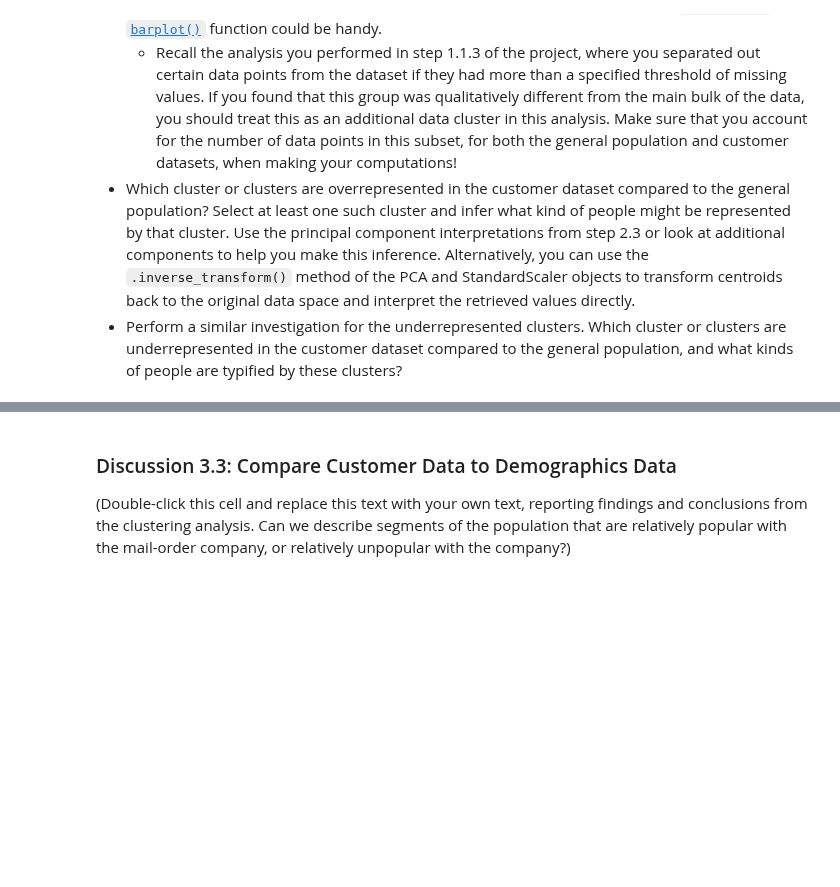
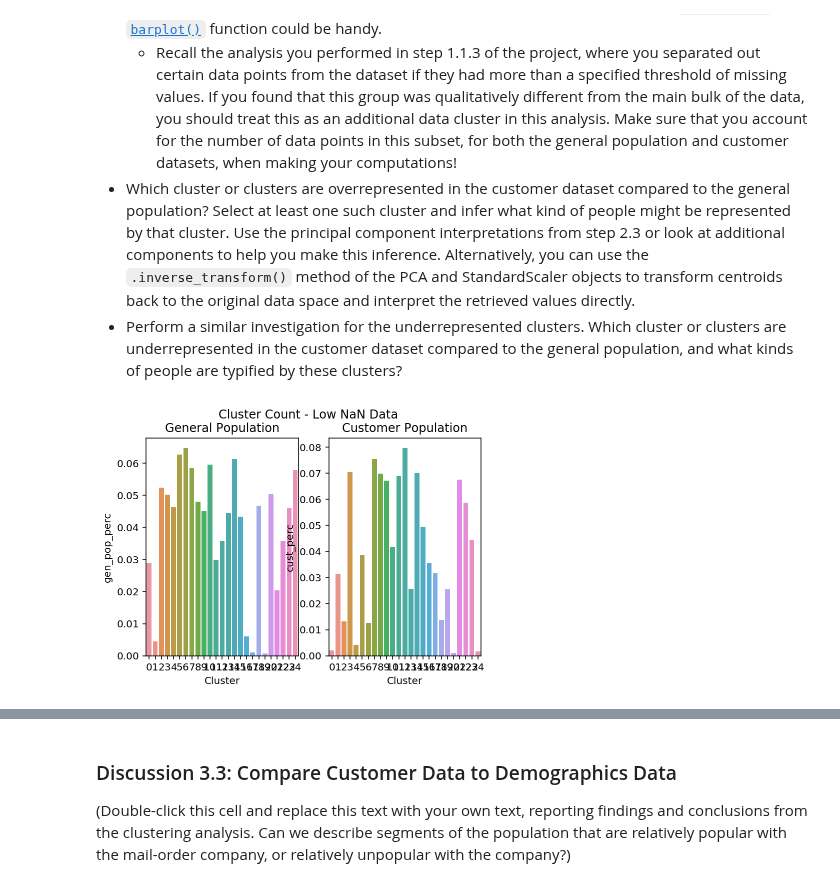
Before and after one commit to ChristopherDaigle/Udacity, a Jupyter notebook: IntroductionToMachineLearningProgram/Part4_UnsupervisedLearning/Project/Identify_Customer_Segments1.ipynb, the cells around one changed output, grey strips where cells are left out. Saved outputs shown, nothing was run; the diff lists cells and outputs as text; code cells hidden in the pictures; blank space fills up the shorter version.

```diff
--- a/IntroductionToMachineLearningProgram/Part4_UnsupervisedLearning/Project/Identify_Customer_Segments1.ipynb
+++ b/IntroductionToMachineLearningProgram/Part4_UnsupervisedLearning/Project/Identify_Customer_Segments1.ipynb
@@ -1342,5 +1346,5 @@ Time Passed: 3.72 mins
 # %%
-kmeans = KMeans(14).fit(pca_features)
+kmeans = KMeans(25).fit(pca_features)
 kmeans_pred = kmeans.predict(pca_features)
 # %% [markdown]
 ### Discussion 3.1: Apply Clustering to General Population
@@ -1447,0 +1443,12 @@ total_proportions = pd.concat([general_proportions, customer_proportions])
+# %%
+## CLUSTER COUNT - LOW NAN DATA
+# plt.figure(figsize=(20,10))
+fig, (ax1, ax2) = plt.subplots(1,2, sharey=False)
+fig.suptitle('Cluster Count - Low NaN Data')
+ax1.set_title('General Population')
+ax2.set_title('Customer Population')
+sns.countplot(kmeans_pred+1, ax=ax1)
+sns.countplot(kmeans_cust+1, ax=ax2)
+plt.show()
+# %% [output]
+[figure, added]
```
Also changed, not shown: parts of 34 cells of this notebook.
